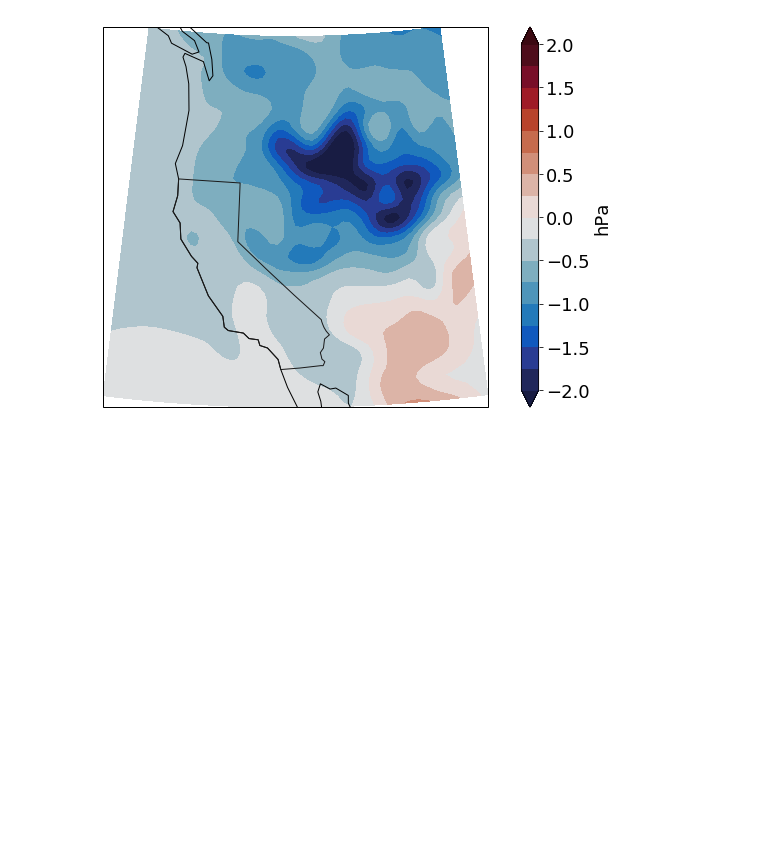
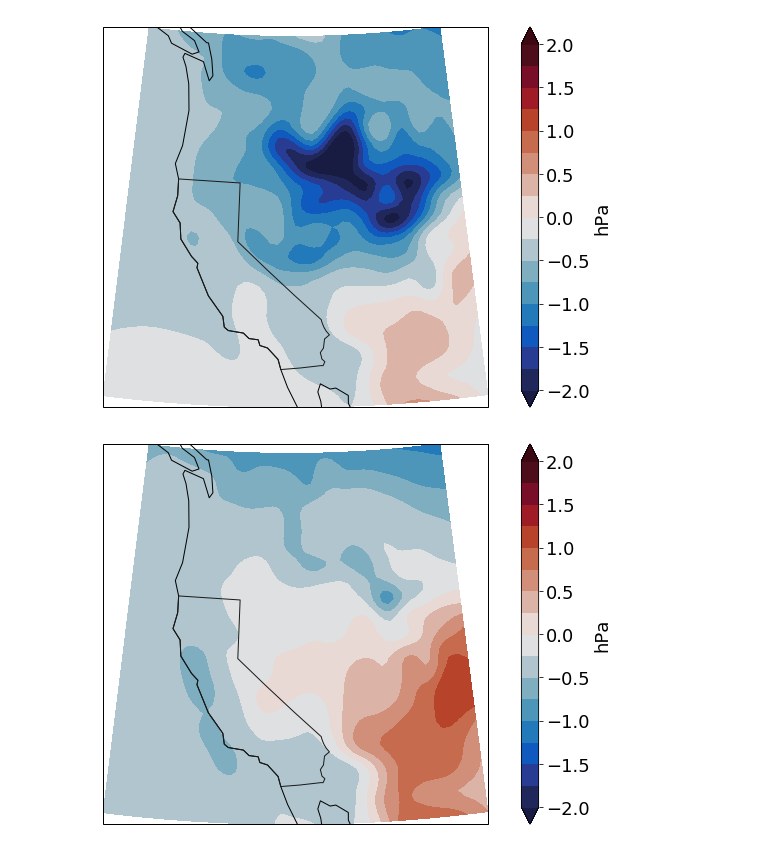
Before and after one commit to bairdlangenbrunner/california-ecoregions-analysis, a Jupyter notebook: notebooks-and-python-scripts/pressure-analysis/monthly-pressure-trends-LENS-cheyenne.ipynb, the cells around one changed output. Saved outputs shown, nothing was run; the diff lists cells and outputs as text; code cells hidden in the pictures; blank space fills up the shorter version.

```diff
--- a/notebooks-and-python-scripts/pressure-analysis/monthly-pressure-trends-LENS-cheyenne.ipynb
+++ b/notebooks-and-python-scripts/pressure-analysis/monthly-pressure-trends-LENS-cheyenne.ipynb
@@ -139,4 +141,5 @@ for i,f in enumerate(rcp_files[:40]):
 # %%
 psl_time_rcp = xarray.open_dataset(rcp_files[0]).sel(time=slice('2081-01-31','2101-01-31'))['time'].values - datetime.timedelta(days=15)
 ondjfm_indices_rcp = [t.month in [10,11,12,1,2,3] and t.year in range(2081,2101) for t in psl_time_rcp]
+month_indices_rcp = [t.month in [11] and t.year in range(2081,2101) for t in psl_time_rcp]
 # %% [markdown]
@@ -147,8 +153,12 @@ psl_hist_ondjfm_mean = numpy.mean(numpy.array(psl_hist_data_list_ondjfm), axis=(
 # %%
 psl_rcp_data_list_ondjfm = [l[ondjfm_indices_rcp,:,:] for l in psl_rcp_data_list]
 psl_rcp_ondjfm_mean = numpy.mean(numpy.array(psl_rcp_data_list_ondjfm), axis=(0,1))
+
+psl_rcp_data_list_month = [l[month_indices_rcp,:,:] for l in psl_rcp_data_list]
+psl_rcp_month_mean = numpy.mean(numpy.array(psl_rcp_data_list_month), axis=(0,1))
 # %%
-psl_ondjfm_diffs = psl_rcp_ondjfm_mean-psl_hist_ondjfm_mean
+psl_ondjfm_diffs = psl_rcp_ondjfm_mean - psl_hist_ondjfm_mean
+psl_month_diffs = psl_rcp_month_mean - psl_hist_month_mean
 # %%
 fig = mp.figure(figsize=(12,7))
 
@@ -182,6 +192,39 @@ cbar.set_label('hPa', fontsize=18)
 #fig.savefig('topo_and_sierras_ecoregion.png', dpi=600, bbox_inches='tight', transparent=True)
 # %% [output]
 [figure]
+# %%
+fig = mp.figure(figsize=(12,7))
+
+map_proj = cartopy.crs.LambertConformal(standard_parallels=[lat_lo,lat_hi], \
+    central_longitude=0.5*(lon_lo+lon_hi), \
+    central_latitude=0.5*(lat_lo+lat_hi))
+
+#map_proj = cartopy.crs.PlateCarree()
+
+lens_proj = cartopy.crs.PlateCarree()
+
+ax = fig.add_subplot(111, projection=map_proj)
+#ax.set_global()#extent([lon_lo, lon_hi, lat_lo, lat_hi])
+ax.coastlines()
+ax.add_geometries([ca_gdf.geometry.values[0]], crs=cartopy.crs.PlateCarree(), \
+                  facecolor='None', edgecolor='0.1')
+
+field = psl_month_diffs/100.
+xi_smooth = scipy.ndimage.zoom(psl_lon,3)
+yi_smooth = scipy.ndimage.zoom(psl_lat,3)
+field_smooth = scipy.ndimage.zoom(field,3)
+
+clevels = numpy.arange(-2,2.1,0.25)
+temps = ax.contourf(xi_smooth,yi_smooth,field_smooth,\
+                    cmap=cmocean.cm.balance,transform=lens_proj,\
+                    extend='both', levels=clevels)
+
+cbar = mp.colorbar(temps)
+cbar.ax.tick_params(labelsize=18)
+cbar.set_label('hPa', fontsize=18)
+#fig.savefig('topo_and_sierras_ecoregion.png', dpi=600, bbox_inches='tight', transparent=True)
+# %% [output]
+[figure, added]
 # %%
 fig = mp.figure(figsize=(12,7))
 
```
Also changed, not shown: parts of 11 cells of this notebook, 4 other files.
